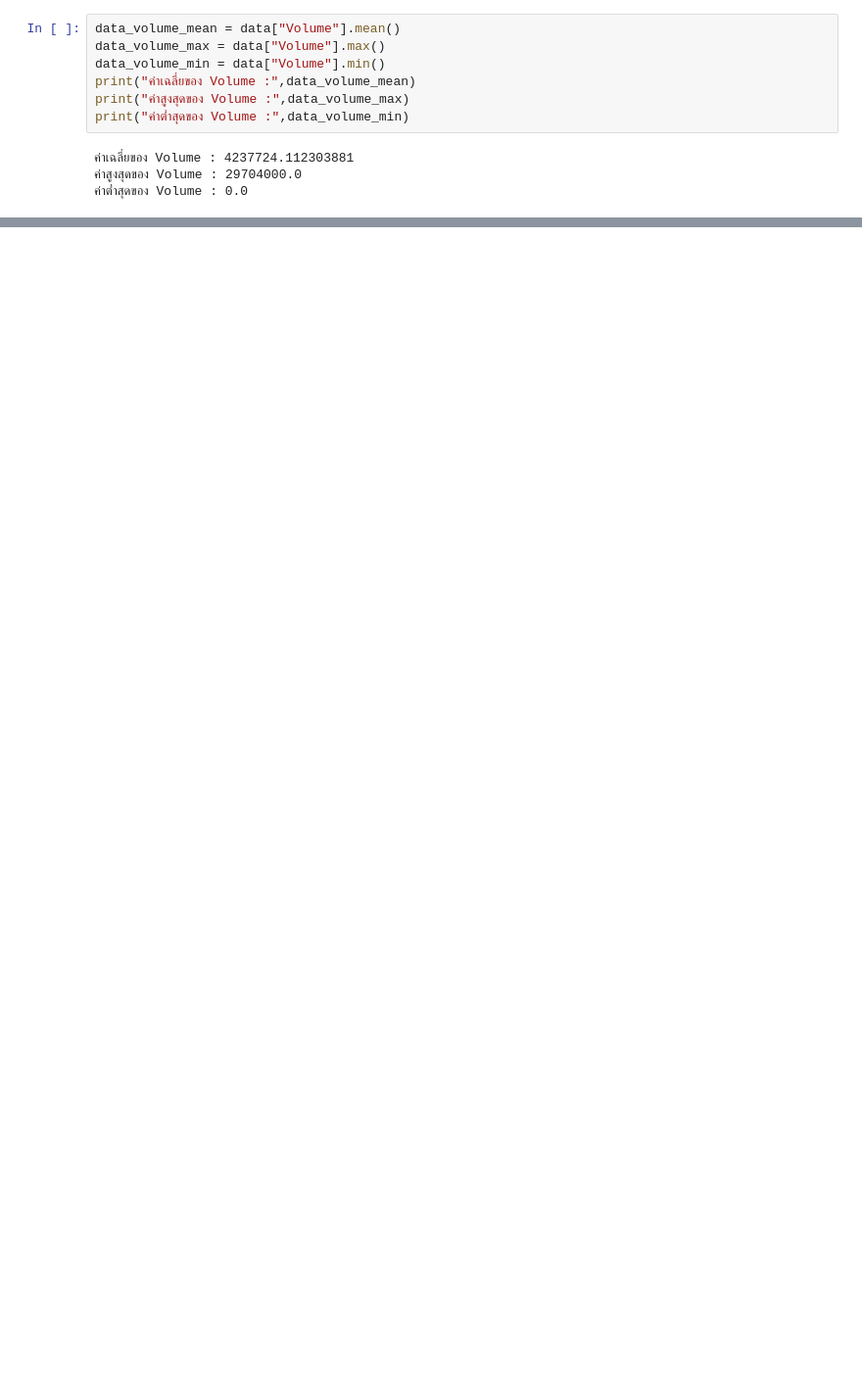
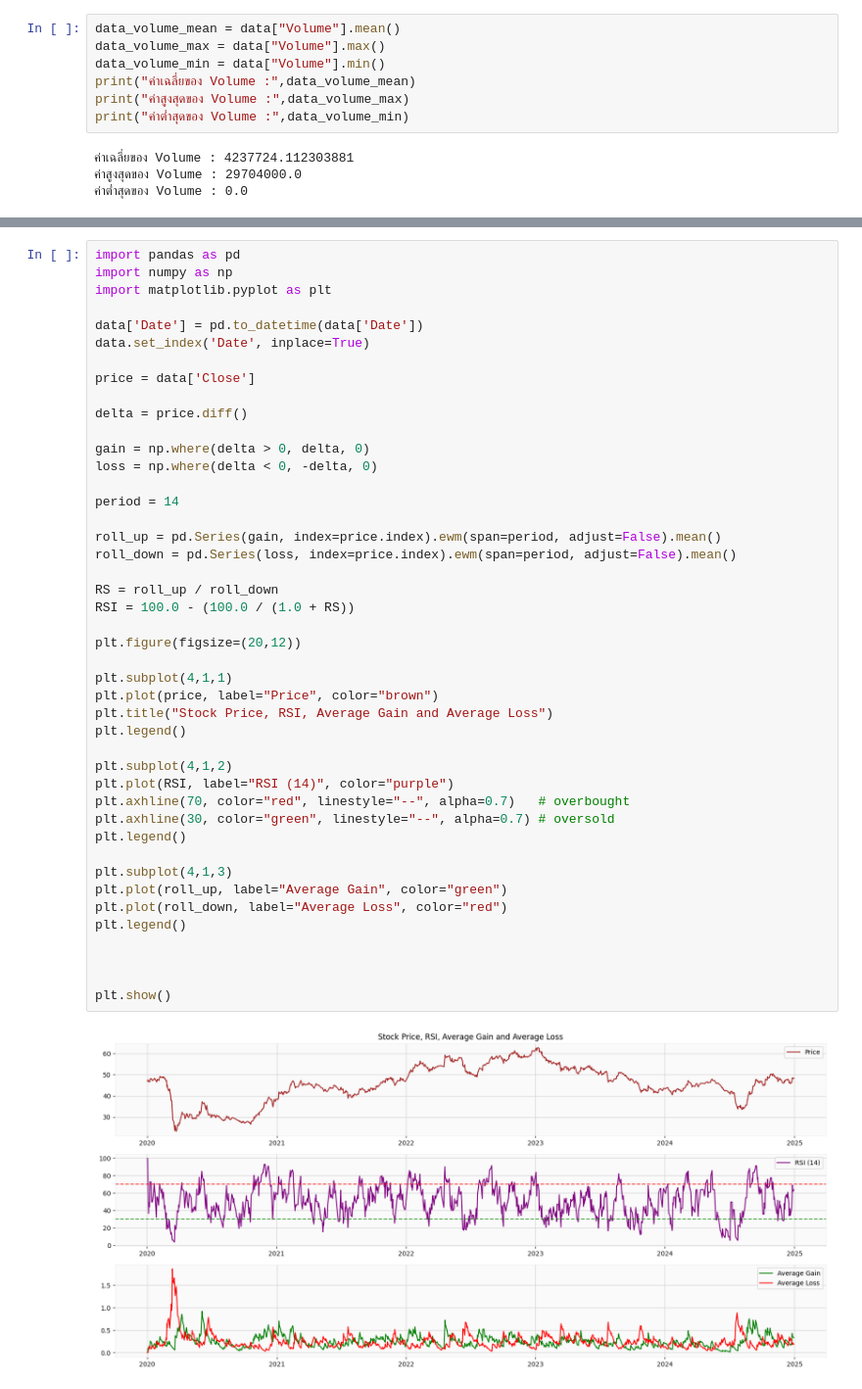
Before and after one commit to KittipotPond/Stock-Market-Analytics-KKP, a Jupyter notebook: stock_analysis.ipynb, the cells around one changed output, grey strips where cells are left out. Shown at 98% size. Saved outputs shown, nothing was run; the diff lists cells and outputs as text; blank space fills up the shorter version.

Commit message:
Update Graph RSI, AVG Gain & Loss, CandleStick Charts (3 month)

```diff
--- a/stock_analysis.ipynb
+++ b/stock_analysis.ipynb
@@ -366,0 +367,46 @@ plt.show()
+# %%
+import pandas as pd
+import numpy as np
+import matplotlib.pyplot as plt
+
+data['Date'] = pd.to_datetime(data['Date'])
+data.set_index('Date', inplace=True)
+
+price = data['Close']
+
+delta = price.diff()
+
+gain = np.where(delta > 0, delta, 0)
+loss = np.where(delta < 0, -delta, 0)
+
+period = 14
+
+roll_up = pd.Series(gain, index=price.index).ewm(span=period, adjust=False).mean()
+roll_down = pd.Series(loss, index=price.index).ewm(span=period, adjust=False).mean()
+
+RS = roll_up / roll_down
+RSI = 100.0 - (100.0 / (1.0 + RS))
+
+plt.figure(figsize=(20,12))
+
+plt.subplot(4,1,1)
+plt.plot(price, label="Price", color="brown")
+plt.title("Stock Price, RSI, Average Gain and Average Loss")
+plt.legend()
+
+plt.subplot(4,1,2)
+plt.plot(RSI, label="RSI (14)", color="purple")
+plt.axhline(70, color="red", linestyle="--", alpha=0.7)   # overbought
+plt.axhline(30, color="green", linestyle="--", alpha=0.7) # oversold
+plt.legend()
+
+plt.subplot(4,1,3)
+plt.plot(roll_up, label="Average Gain", color="green")
+plt.plot(roll_down, label="Average Loss", color="red")
+plt.legend()
+
+
+
+plt.show()
+# %% [output]
+[figure, added]
```
Also changed, not shown: parts of 4 cells of this notebook.
